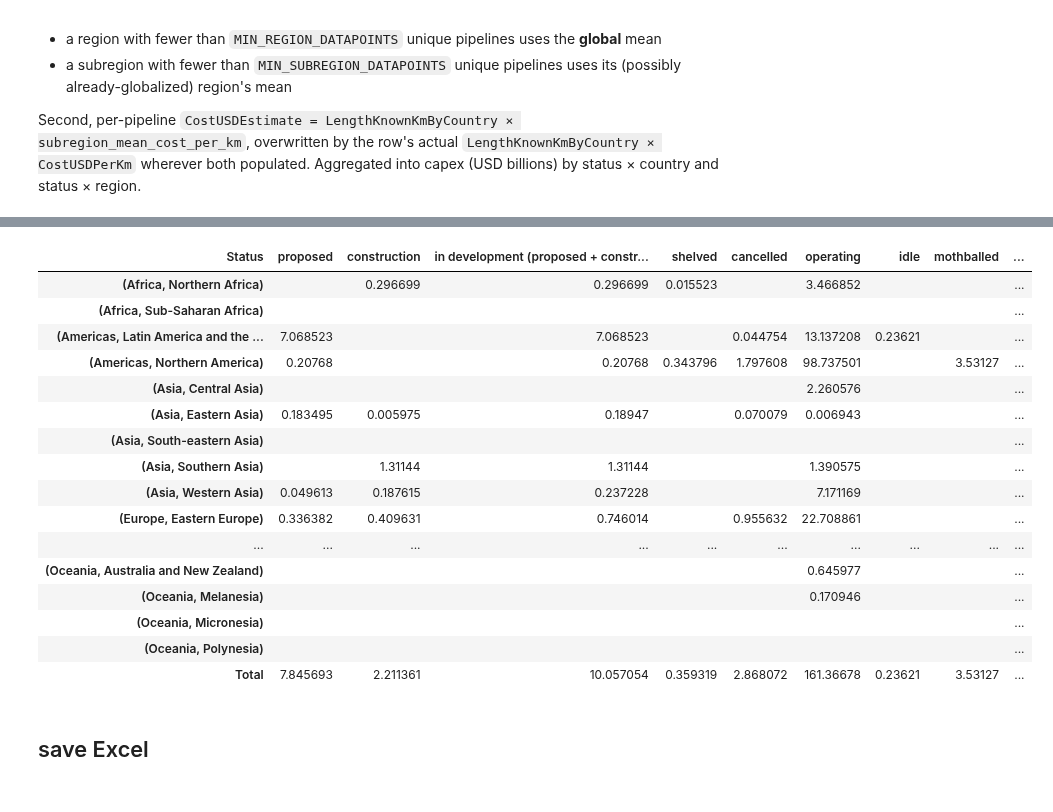
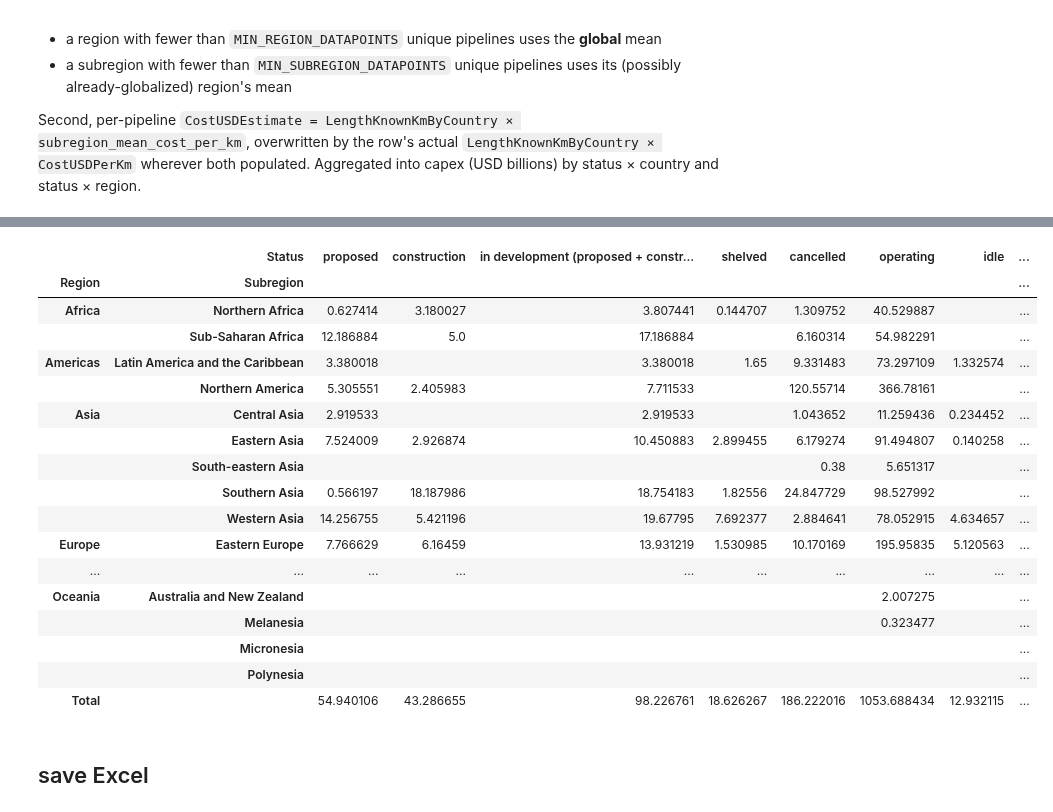
Before and after one commit to GlobalEnergyMonitor/goit-ggit-data-ops, a Jupyter notebook: scripts/data-release-summary-sheets/2026-q2-oil-pipelines/GOIT-pipelines-summary-sheets-June2026-release.ipynb, the cells around one changed output, grey strips where cells are left out. Drawn from its saved outputs; the diff is of its cells as text; code cells hidden in the pictures.

```diff
--- a/scripts/data-release-summary-sheets/2026-q2-oil-pipelines/GOIT-pipelines-summary-sheets-June2026-release.ipynb
+++ b/scripts/data-release-summary-sheets/2026-q2-oil-pipelines/GOIT-pipelines-summary-sheets-June2026-release.ipynb
@@ -33,8 +34,8 @@ from gem_tracker_constants import (
 # %%
 # === config ===========================================================
 # Set FUEL_TYPE to one of: "Gas", "Oil", "NGL". Run the notebook once per fuel.
-#FUEL_TYPE = "Oil"
-FUEL_TYPE = "NGL"
+FUEL_TYPE = "Oil"
+#FUEL_TYPE = "NGL"
 
 # Source spreadsheet (June 2026 GOIT oil/NGL release).
 # Past keys, for reference:
@@ -42,7 +43,7 @@ FUEL_TYPE = "NGL"
 #   1foPLE6K-uqFlaYgLPAUxzeXfDO5wOOqE7tibNHeqTek  — CURRENT (rolling)
 #   1OXybaZOn0f2ONB6d_J0A3SG2bJ660C2Kr8fuc5o8cjs  — Dec 2024 GGIT
 #   1xjaeq0OwdN-Orht7Q7ynPHB2uY_gnMvAeha-QHkzoZw  — Nov 2025 GGIT
-SPREADSHEET_KEY = "1ozthYFZX2bQlmPGpzA4-OxPb5L1z72JsizSSwRsx1I8" # June 2026 GOIT
+SPREADSHEET_KEY = "1gChRPYLrcirx3lNI_DHWs5GaKTtfXgELVg1bHix8zqs" # June 2026 GOIT
 
 # Where to write the Excel summary. Defaults to alongside this notebook.
 OUTPUT_DIR = Path.cwd()
@@ -141,9 +140,14 @@ def clean_placeholders(df: pd.DataFrame) -> pd.DataFrame:
     return df.replace({"--": np.nan, "": np.nan})
 
 
-# drop rows missing essential identifiers
+# Same row filters as the release-downloads export
+# (scripts/data-file-creation/convert-ggit-goit-to-tracker-release-downloads.ipynb,
+# load_pipeline_data), so these summaries calculate on exactly the rows shipped
+# in the data files.
 pipes_df_orig = pipes_df_orig.loc[
-    (pipes_df_orig["PipelineName"] != "") & (pipes_df_orig["Wiki"] != "")
+    (pipes_df_orig["Status"] != "N/A")
+    & (pipes_df_orig["PipelineName"] != "")
+    & (pipes_df_orig["RouteAccuracy"] != "")
 ].copy()
 
 # subset pipes to the chosen fuel bucket; collapse "Gas and Hydrogen" -> "Gas" for gas runs
@@ -152,16 +156,18 @@ if FUEL_TYPE == "Gas":
     collapse_gas_and_hydrogen(pipes_df_orig)
     collapse_gas_and_hydrogen(country_ratios_df)
 
-country_ratios_df = country_ratios_df.loc[country_ratios_df["Wiki"] != ""].copy()
+# the ratios tab needs the same status cleanup: rows with statuses outside
+# STATUS_LIST ("N/A", "mixed status") fall out of the status pivots anyway,
+# but the cost-per-km averages don't pivot by status and would otherwise
+# include them
+country_ratios_df = country_ratios_df.loc[
+    country_ratios_df["Status"].isin(STATUS_LIST)
+].copy()
+
+# no Wiki filter on the ratios tab: pipelines without wiki pages still ship in
+# the release downloads, so they count in the summaries too
 country_ratios_df = clean_placeholders(country_ratios_df)
 
-owners_df_orig = owners_df_orig.loc[
-    (owners_df_orig["ProjectID"] != "")
-    & (owners_df_orig["Wiki"] != "")
-    & (owners_df_orig["Status"] != "N/A")
-].set_index("ProjectID")
-owners_df_orig = clean_placeholders(owners_df_orig)
-
 pipes_df_orig = clean_placeholders(pipes_df_orig)
 # %% [markdown]
 ## region selection and country / region subsets
@@ -511,7 +571,7 @@ pipes_costs_subregion_df = cost_table("SubRegion", subregion_list_global)
 # mean; a subregion with too few datapoints is replaced by its (possibly-now-global)
 # region mean. The thresholds are inclusive — DataPoints < MIN_* triggers the fallback.
 MIN_REGION_DATAPOINTS = 5
-MIN_SUBREGION_DATAPOINTS = 3
+MIN_SUBREGION_DATAPOINTS = 5
 global_mean_cost = ratios_with_cost["CostUSDPerKm"].mean()
 print(f"global mean CostUSDPerKm (post-trim): {global_mean_cost:,.0f}")
 
@@ -599,51 +658,53 @@ def pivot_capex(group_cols, index) -> pd.DataFrame:
     """Sum CostUSDEstimate by Status × group_cols, reshape to wide form, in USD billions."""
     grouped = (
         country_ratios_with_capex.groupby([*group_cols, "Status"])["CostUSDEstimate"]
         .sum()
         .unstack("Status")
         .reindex(columns=STATUS_LIST)
         .reindex(index=index)
         .fillna(0)
     ) / 1e9
     grouped[IN_DEV_COL] = grouped[["proposed", "construction"]].sum(axis=1)
     return grouped[EXCEL_STATUS_LIST]
 
 
 capex_by_country = pivot_capex(["Country"], country_list)
 capex_by_country.index.name = "Country"
 
 capex_by_region = pivot_capex(["Region", "SubRegion"], multiindex_region_subregion)
 capex_by_region.index.names = ["Region", "Subregion"]
 
 capex_by_country.loc["Total"] = capex_by_country.sum(axis=0).values
-capex_by_region.loc["Total"] = capex_by_region.sum(axis=0).values
+# full 2-level key — a flat "Total" label would collapse the MultiIndex to tuples
+capex_by_region.loc[("Total", ""), :] = capex_by_region.sum(axis=0).values
 
 # drop countries with no capex in any status, then blank out zeros for display
 capex_by_country = capex_by_country.loc[~(capex_by_country == 0).all(axis=1)]
 capex_by_country = capex_by_country.replace(0, "")
 capex_by_region = capex_by_region.replace(0, "")
 
 capex_by_region.to_excel(excel_writer, sheet_name="Capex USD billions by region")
 capex_by_country.to_excel(excel_writer, sheet_name="Capex USD billions by country")
 capex_by_region
 # %% [output]
-| Status | proposed | construction | in development (proposed + constr... | shelved | cancelled | operating | idle | mothballed | ... |
-| (Africa, Northern Africa) |  | 0.296699 | 0.296699 | 0.015523 |  | 3.466852 |  |  | ... |
-| (Africa, Sub-Saharan Africa) |  |  |  |  |  |  |  |  | ... |
-| (Americas, Latin America and the ... | 7.068523 |  | 7.068523 |  | 0.044754 | 13.137208 | 0.23621 |  | ... |
-| (Americas, Northern America) | 0.20768 |  | 0.20768 | 0.343796 | 1.797608 | 98.737501 |  | 3.53127 | ... |
-| (Asia, Central Asia) |  |  |  |  |  | 2.260576 |  |  | ... |
-| (Asia, Eastern Asia) | 0.183495 | 0.005975 | 0.18947 |  | 0.070079 | 0.006943 |  |  | ... |
-| (Asia, South-eastern Asia) |  |  |  |  |  |  |  |  | ... |
-| (Asia, Southern Asia) |  | 1.31144 | 1.31144 |  |  | 1.390575 |  |  | ... |
-| (Asia, Western Asia) | 0.049613 | 0.187615 | 0.237228 |  |  | 7.171169 |  |  | ... |
-| (Europe, Eastern Europe) | 0.336382 | 0.409631 | 0.746014 |  | 0.955632 | 22.708861 |  |  | ... |
+|  | Status | proposed | construction | in development (proposed + constr... | shelved | cancelled | operating | idle | ... |
+| Region | Subregion |  |  |  |  |  |  |  | ... |
+| Africa | Northern Africa | 0.627414 | 3.180027 | 3.807441 | 0.144707 | 1.309752 | 40.529887 |  | ... |
+|  | Sub-Saharan Africa | 12.186884 | 5.0 | 17.186884 |  | 6.160314 | 54.982291 |  | ... |
+| Americas | Latin America and the Caribbean | 3.380018 |  | 3.380018 | 1.65 | 9.331483 | 73.297109 | 1.332574 | ... |
+|  | Northern America | 5.305551 | 2.405983 | 7.711533 |  | 120.55714 | 366.78161 |  | ... |
+| Asia | Central Asia | 2.919533 |  | 2.919533 |  | 1.043652 | 11.259436 | 0.234452 | ... |
+|  | Eastern Asia | 7.524009 | 2.926874 | 10.450883 | 2.899455 | 6.179274 | 91.494807 | 0.140258 | ... |
+|  | South-eastern Asia |  |  |  |  | 0.38 | 5.651317 |  | ... |
+|  | Southern Asia | 0.566197 | 18.187986 | 18.754183 | 1.82556 | 24.847729 | 98.527992 |  | ... |
+|  | Western Asia | 14.256755 | 5.421196 | 19.67795 | 7.692377 | 2.884641 | 78.052915 | 4.634657 | ... |
+| Europe | Eastern Europe | 7.766629 | 6.16459 | 13.931219 | 1.530985 | 10.170169 | 195.95835 | 5.120563 | ... |
 | ... | ... | ... | ... | ... | ... | ... | ... | ... | ... |
-| (Oceania, Australia and New Zealand) |  |  |  |  |  | 0.645977 |  |  | ... |
-| (Oceania, Melanesia) |  |  |  |  |  | 0.170946 |  |  | ... |
-| (Oceania, Micronesia) |  |  |  |  |  |  |  |  | ... |
-| (Oceania, Polynesia) |  |  |  |  |  |  |  |  | ... |
-| Total | 7.845693 | 2.211361 | 10.057054 | 0.359319 | 2.868072 | 161.36678 | 0.23621 | 3.53127 | ... |
+| Oceania | Australia and New Zealand |  |  |  |  |  | 2.007275 |  | ... |
+|  | Melanesia |  |  |  |  |  | 0.323477 |  | ... |
+|  | Micronesia |  |  |  |  |  |  |  | ... |
+|  | Polynesia |  |  |  |  |  |  |  | ... |
+| Total |  | 54.940106 | 43.286655 | 98.226761 | 18.626267 | 186.222016 | 1053.688434 | 12.932115 | ... |
 # %% [markdown]
 ## save Excel
 # %%
```
Also changed, not shown: parts of 13 cells of this notebook, 29 other files.
